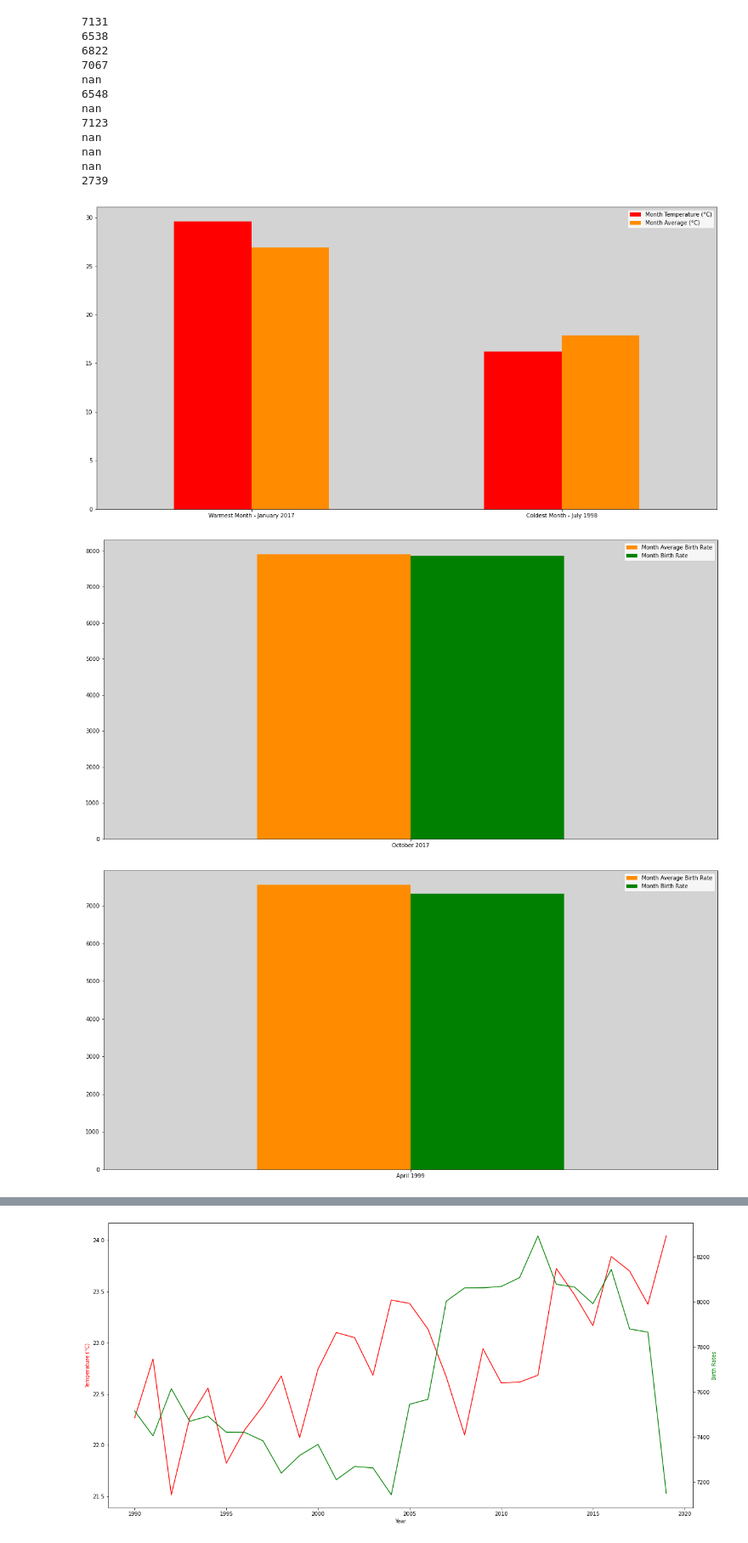
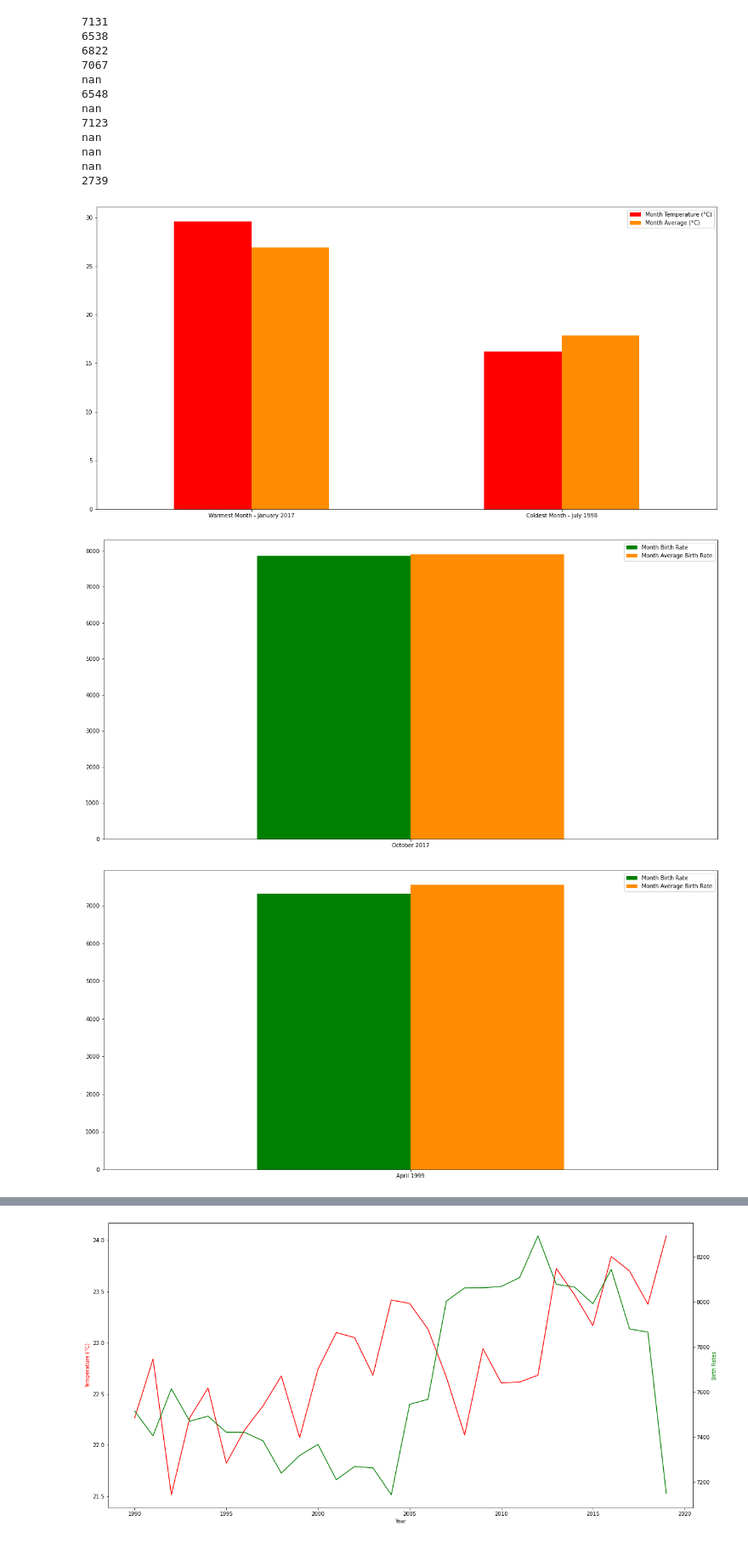
Before and after one commit to JordanLewisStudio/Data_project, a Jupyter notebook: data_project presenation.ipynb, the cells around one changed output, grey strips where cells are left out. Shown at 85% size. Cells and saved outputs as stored; diff of their text form; code cells hidden in the pictures.

```diff
--- a/data_project presenation.ipynb
+++ b/data_project presenation.ipynb
@@ -477,32 +492,31 @@ index = ['Warmest Month - January 2017', 'Coldest Month - July 1998']
 df = pd.DataFrame({'Month Temperature (°C)':Temperatures,
 'Month Average (°C)': Averages}, index=index)
 ax = df.plot.bar(rot=0, color={"Month Temperature (°C)":"red","Month Average (°C)":"darkorange" })
-ax.set_facecolor("lightgray")
 # %% [output]
-[figure, old version]
+[figure, new version]
 # %%
 #Warmest month, birth rates 9 months later
 Births = [7863]
 Averages = [7902.000000]
 index = ['October 2017']
-df = pd.DataFrame({'Month Average Birth Rate': Averages,'Month Birth Rate': Births}, index=index)
+df = pd.DataFrame({'Month Birth Rate': Births, 'Month Average Birth Rate': Averages}, index=index)
 ax = df.plot.bar(rot=0, color={"Month Birth Rate":"green","Month Average Birth Rate":"darkorange"})
-ax.set_facecolor("lightgray")
+
 #findings: unaffected
 # %% [output]
-[figure, old version]
+[figure, new version]
 # %%
 #Coldest month, birth rates 9 months later
 Births = [7323]
 Averages = [7553.700000]
 index = ['April 1999']
 
-df = pd.DataFrame({ 'Month Average Birth Rate': Averages,'Month Birth Rate': Births}, index=index)
+df = pd.DataFrame({'Month Birth Rate': Births, 'Month Average Birth Rate': Averages}, index=index)
 ax = df.plot.bar(rot=0, color={"Month Birth Rate":"green","Month Average Birth Rate":"darkorange"})
-ax.set_facecolor("lightgray")
+
 #findings: Decrease in Birth rates
 # %% [output]
-[figure, old version]
+[figure, new version]
 # %%
 #Wettest month, driest month against average
 Rainfall = [630.6, 0.0]
```
Also changed, not shown: parts of 18 cells of this notebook, 2 other files.
